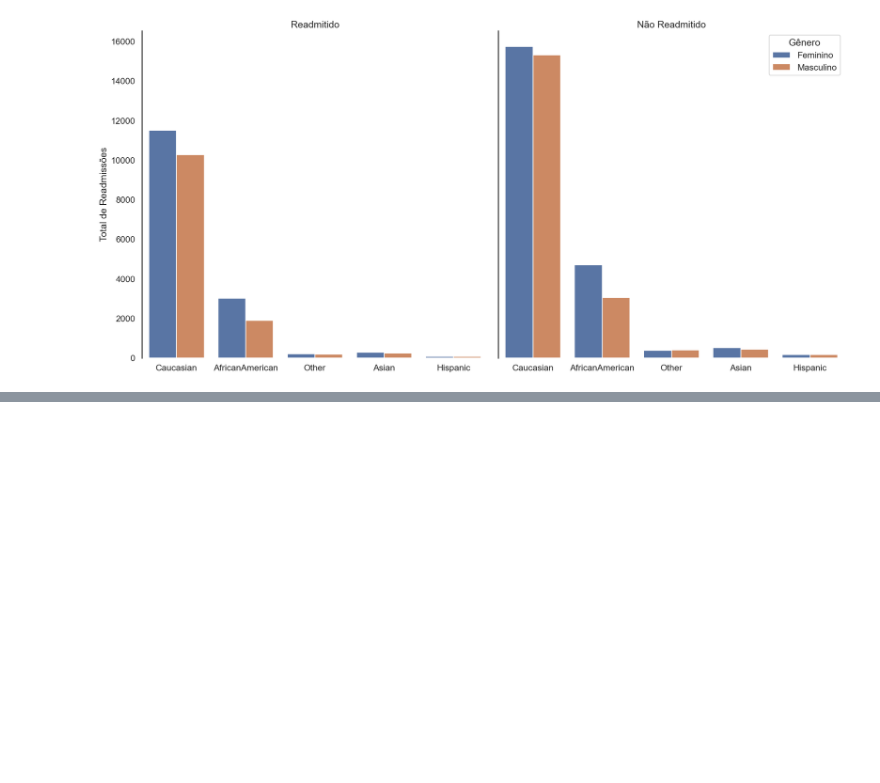
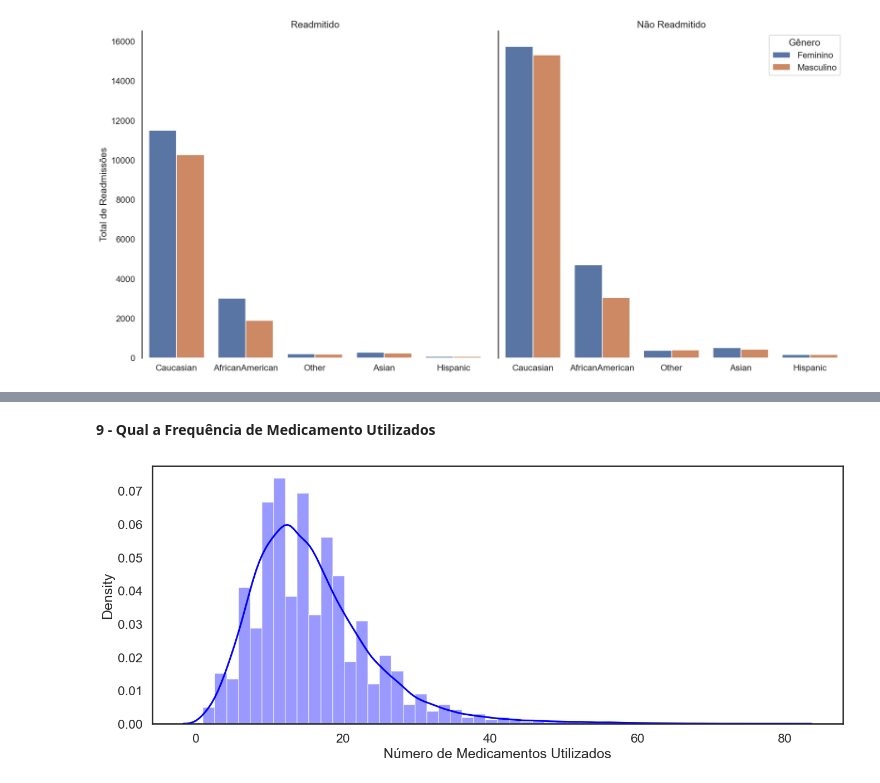
Before and after one commit to leojutsu/analise_de_dados, a Jupyter notebook: Projeto8.ipynb, the cells around one changed output, grey strips where cells are left out. Cells and saved outputs as stored; diff of their text form; code cells hidden in the pictures; blank space fills up the shorter version.

```diff
--- a/Projeto8.ipynb
+++ b/Projeto8.ipynb
@@ -302,0 +417,15 @@ sns.despine(bottom = True)
+# %% [markdown]
+**9 - Qual a Frequência de Medicamento Utilizados**
+# %%
+# Histograma (Dist plot)
+
+# Tamanho da figura
+plt.figure(figsize= (16,6))
+
+# Criando o gráfico
+sns.distplot(file.num_medications,
+             hist = True,
+             color = 'Blue',
+             axlabel = "Número de Medicamentos Utilizados");
+# %% [output]
+[figure, added]
```
Also changed, not shown: parts of 19 cells of this notebook.
